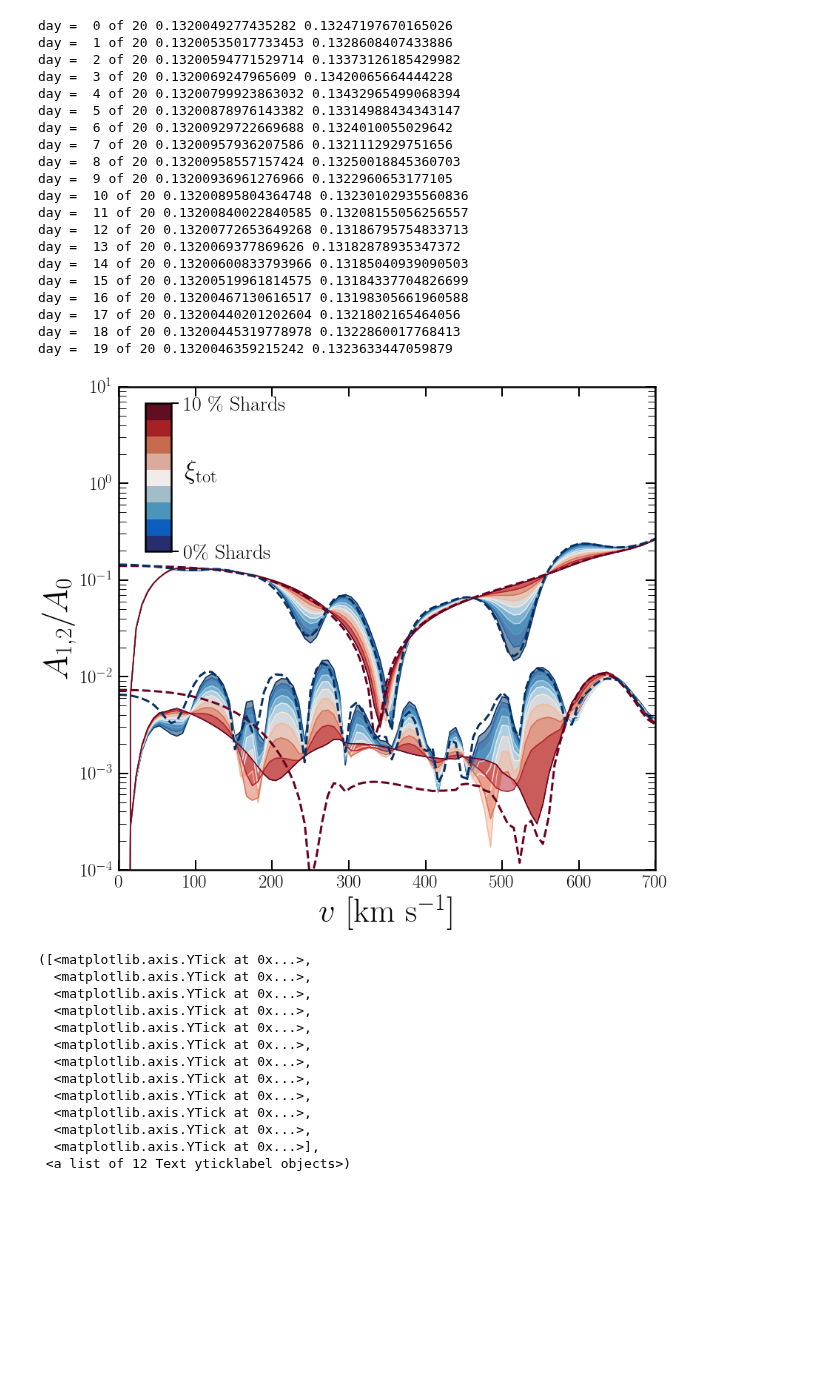
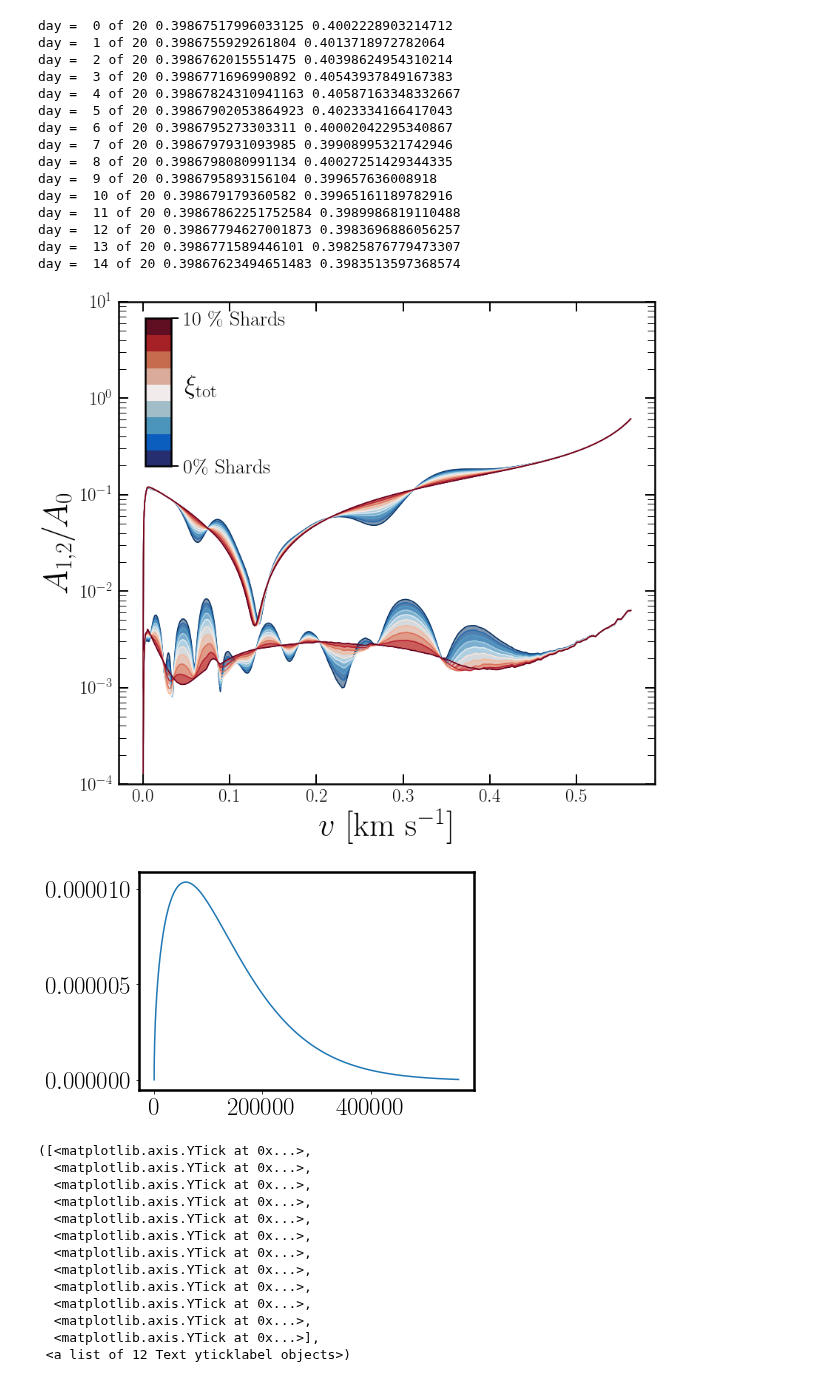
Before and after one commit to cajohare/DarkShards, a Jupyter notebook: code/Plot_StreamFourierSeries2.ipynb, the cells around one changed output. Cells and saved outputs as stored; diff of their text form; code cells hidden in the pictures; blank space fills up the shorter version.

Commit message:
attempts at fourier decomp

```diff
--- a/code/Plot_StreamFourierSeries2.ipynb
+++ b/code/Plot_StreamFourierSeries2.ipynb
@@ -41,7 +41,7 @@ weights = ShardsWeights(names,pops,Psun)
 
 
 # v_mins
-n = 100
+n = 300
 v = linspace(0.01,750.0,n)
 
 # Times
@@ -71,26 +71,21 @@ for i in range(0,ndays):
 
     print('day = ',i,'of',ndays,sum(fv_sub[i,:]),sum(fv_sub_gf[i,:]))
 # %% [output]
-day =  0 of 20 0.1320049277435282 0.13247197670165026
-day =  1 of 20 0.13200535017733453 0.1328608407433886
-day =  2 of 20 0.13200594771529714 0.13373126185429982
-day =  3 of 20 0.1320069247965609 0.13420065664444228
-day =  4 of 20 0.13200799923863032 0.13432965499068394
-day =  5 of 20 0.13200878976143382 0.13314988434343147
-day =  6 of 20 0.13200929722669688 0.1324010055029642
-day =  7 of 20 0.13200957936207586 0.1321112929751656
-day =  8 of 20 0.13200958557157424 0.13250018845360703
-day =  9 of 20 0.13200936961276966 0.1322960653177105
-day =  10 of 20 0.13200895804364748 0.13230102935560836
-day =  11 of 20 0.13200840022840585 0.13208155056256557
-day =  12 of 20 0.13200772653649268 0.13186795754833713
-day =  13 of 20 0.1320069377869626 0.13182878935347372
-day =  14 of 20 0.13200600833793966 0.13185040939090503
-day =  15 of 20 0.13200519961814575 0.13184337704826699
-day =  16 of 20 0.13200467130616517 0.13198305661960588
-day =  17 of 20 0.13200440201202604 0.1321802165464056
-day =  18 of 20 0.13200445319778978 0.1322860017768413
-day =  19 of 20 0.1320046359215242 0.1323633447059879
+day =  0 of 20 0.39867517996033125 0.4002228903214712
+day =  1 of 20 0.3986755929261804 0.4013718972782064
+day =  2 of 20 0.3986762015551475 0.40398624954310214
+day =  3 of 20 0.3986771696990892 0.40543937849167383
+day =  4 of 20 0.39867824310941163 0.40587163348332667
+day =  5 of 20 0.39867902053864923 0.4023334166417043
+day =  6 of 20 0.3986795273303311 0.40002042295340867
+day =  7 of 20 0.3986797931093985 0.39908995321742946
+day =  8 of 20 0.3986798080991134 0.40027251429344335
+day =  9 of 20 0.3986795893156104 0.399657636008918
+day =  10 of 20 0.398679179360582 0.39965161189782916
+day =  11 of 20 0.39867862251752584 0.3989986819110488
+day =  12 of 20 0.39867794627001873 0.3983696886056257
+day =  13 of 20 0.3986771589446101 0.39825876779473307
+day =  14 of 20 0.39867623494651483 0.3983513597368574
 # %%
 from PlotFuncs import *
 
@@ -120,76 +115,80 @@ nc = 5
 
 
 n_xi = 10
-xi_max = 0.1
+xi_max = 0.05
 xi_vals = linspace(0.0,xi_max,n_xi)
 
 
 fig,ax1 = MySquarePlot(r'$v$ [km s$^{-1}$]',r'$A_{1,2}/A_0$')
 
-xi = 0.01
-eta = 0.2
+eta = 0.0
 col = (cm.RdBu(linspace(0,1,n_xi)))
 
-
+x = v**2.0/1e6
 
 for ic in [0,1]:
 
     # With GF
     zorder=0
-    A0_0,a_1,b_1 = FourierComponents((1-eta)*fv_Iso_gf+eta*fv_Saus_gf,nc)
+    A0_0,a_1,b_1 = FourierComponents(((1-eta)*fv_Iso_gf+eta*fv_Saus_gf)/v,nc)
     A1_0 = sqrt(a_1[ic,:]**2.0+b_1[ic,:]**2.0)
     for j in range(0,n_xi):
         i = n_xi-1-j
         xi = xi_vals[i]
-        A0,a,b = FourierComponents((1-xi-eta)*fv_Iso_gf+eta*fv_Saus_gf + xi*fv_sub_gf,nc)
+        A0,a,b = FourierComponents(((1-xi-eta)*fv_Iso_gf+eta*fv_Saus_gf + xi*fv_sub_gf)/v,nc)
         A1 = sqrt(a[ic,:]**2.0+b[ic,:]**2.0)
 
-        ax1.fill_between(v,A1/A0,y2=A1_0/A0_0,color=col[i,:],alpha=0.5,zorder=zorder)
-        ax1.plot(v,A1/A0,'-',color=col[i,:],zorder=zorder)
+        ax1.fill_between(x,A1/A0,y2=A1_0/A0_0,color=col[i,:],alpha=0.5,zorder=zorder)
+        ax1.plot(x,A1/A0,'-',color=col[i,:],zorder=zorder)
 
     #ax1.plot(v,A1_0/A0_0,'k-',lw=3,zorder=zorder)
 
-    # without GF
-    A0_0,a_1,b_1 = FourierComponents((1-eta)*fv_Iso+eta*fv_Saus,nc)
-    A1_0 = sqrt(a_1[ic,:]**2.0+b_1[ic,:]**2.0)
-    ax1.plot(v,A1_0/A0_0,'--',color=col[0,:],lw=3,zorder=zorder)
+#     # without GF
+#     A0_0,a_1,b_1 = FourierComponents(((1-eta)*fv_Iso+eta*fv_Saus)/v,nc)
+#     A1_0 = sqrt(a_1[ic,:]**2.0+b_1[ic,:]**2.0)
+#     ax1.plot(x,A1_0/A0_0,'--',color=col[0,:],lw=3,zorder=zorder)
 
-    A0_0,a_1,b_1 = FourierComponents((1-xi_max-eta)*fv_Iso+eta*fv_Saus + xi_max*fv_sub,nc)
-    A1_0 = sqrt(a_1[ic,:]**2.0+b_1[ic,:]**2.0)
-    ax1.plot(v,A1_0/A0_0,'--',color=col[-1,:],lw=3,zorder=zorder)
+#     A0_0,a_1,b_1 = FourierComponents(((1-xi_max-eta)*fv_Iso+eta*fv_Saus + xi_max*fv_sub)/v,nc)
+#     A1_0 = sqrt(a_1[ic,:]**2.0+b_1[ic,:]**2.0)
+#     ax1.plot(x,A1_0/A0_0,'--',color=col[-1,:],lw=3,zorder=zorder)
 
 
 
 
 plt.yscale('log')
 plt.ylim([1e-4,1e1])
-plt.xlim([0.0,700.0])
+#plt.xlim([0.0,700.0])
 
 
 # # Custom colorbar
 plt.sca(ax1)
 import matplotlib as mpl
 from mpl_toolkits.axes_grid1.inset_locator import inset_axes
 cbar_max = r'10 \% Shards'
 cbar_min = r'0\% Shards'
 cbaxes = inset_axes(ax1, width="5%", height="50%", bbox_to_anchor=[-500, 350, 700, 400])
 norm = mpl.colors.Normalize(vmin=0,vmax=1)
 sm = plt.cm.ScalarMappable(cmap=cmocean.cm.balance, norm=norm)
 sm.set_array([])
 plt.colorbar(sm,cax=cbaxes,ticks=(0,1),boundaries=linspace(0,1,n_xi))
 f = plt.gcf().get_children()
 cbar = f[2]
 cbar.set_yticklabels([cbar_min, cbar_max])  # vertically oriented colorbar
 cbar.tick_params(labelsize=28)
 cbar.tick_params(which='major',direction='out',width=2,length=10,right=True,top=False,pad=7)
 cbar.tick_params(which='minor',direction='out',width=2,length=7,right=True,top=False)
 plt.gcf().text(0.22,0.73,r'$\xi_{\rm tot}$',fontsize=35,color='k')
 
 
 
 plt.show()
 # %% [output]
-[figure, old version]
+[figure, new version]
+# %%
+plt.plot(v**2.0,fv_Iso[0,:]/v)
+plt.show()
+# %% [output]
+[figure, added]
 # %%
 w = 2*pi/1.0
 t0 = 0.18
```
Also changed, not shown: 1 other file.
